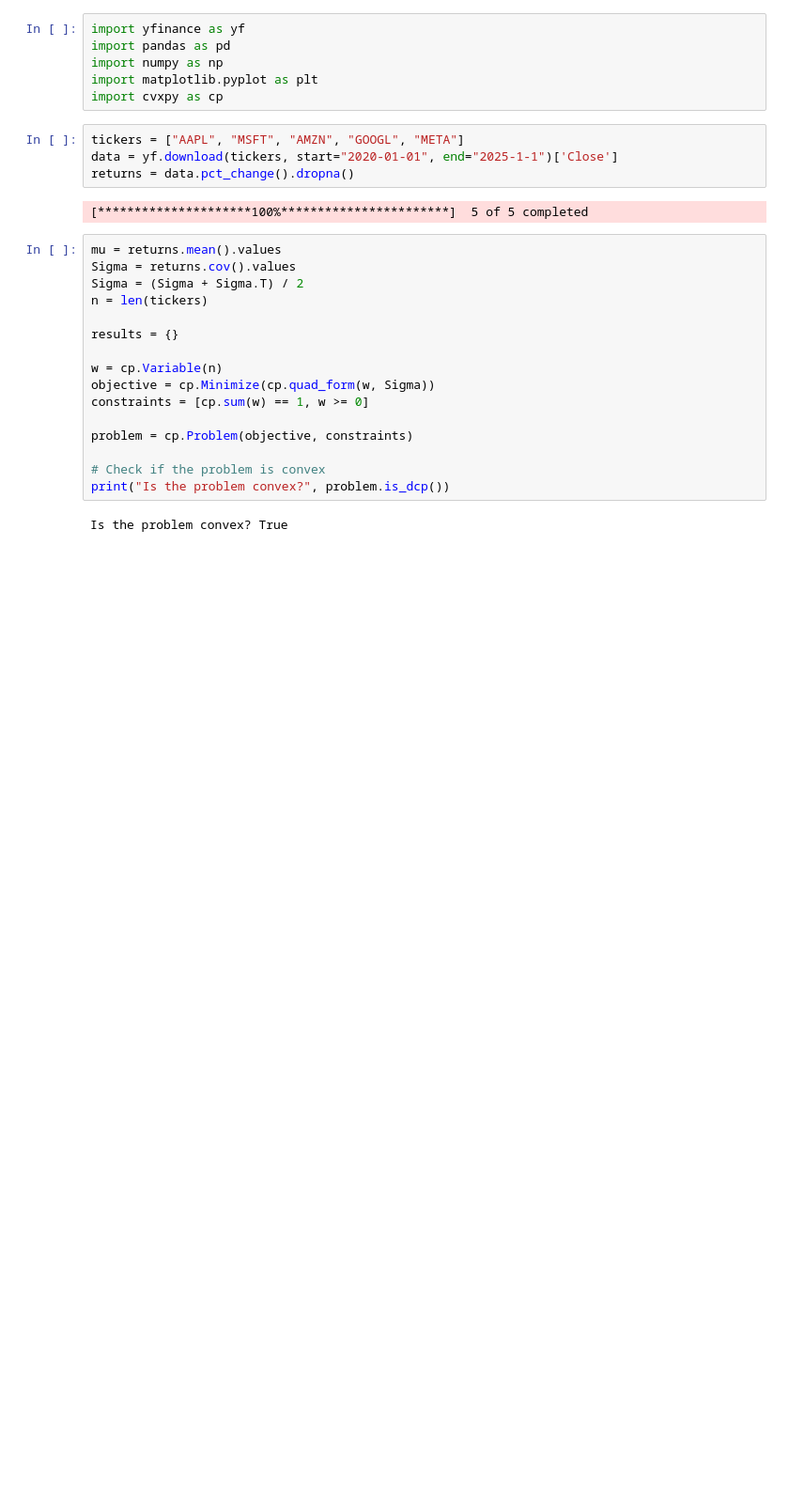
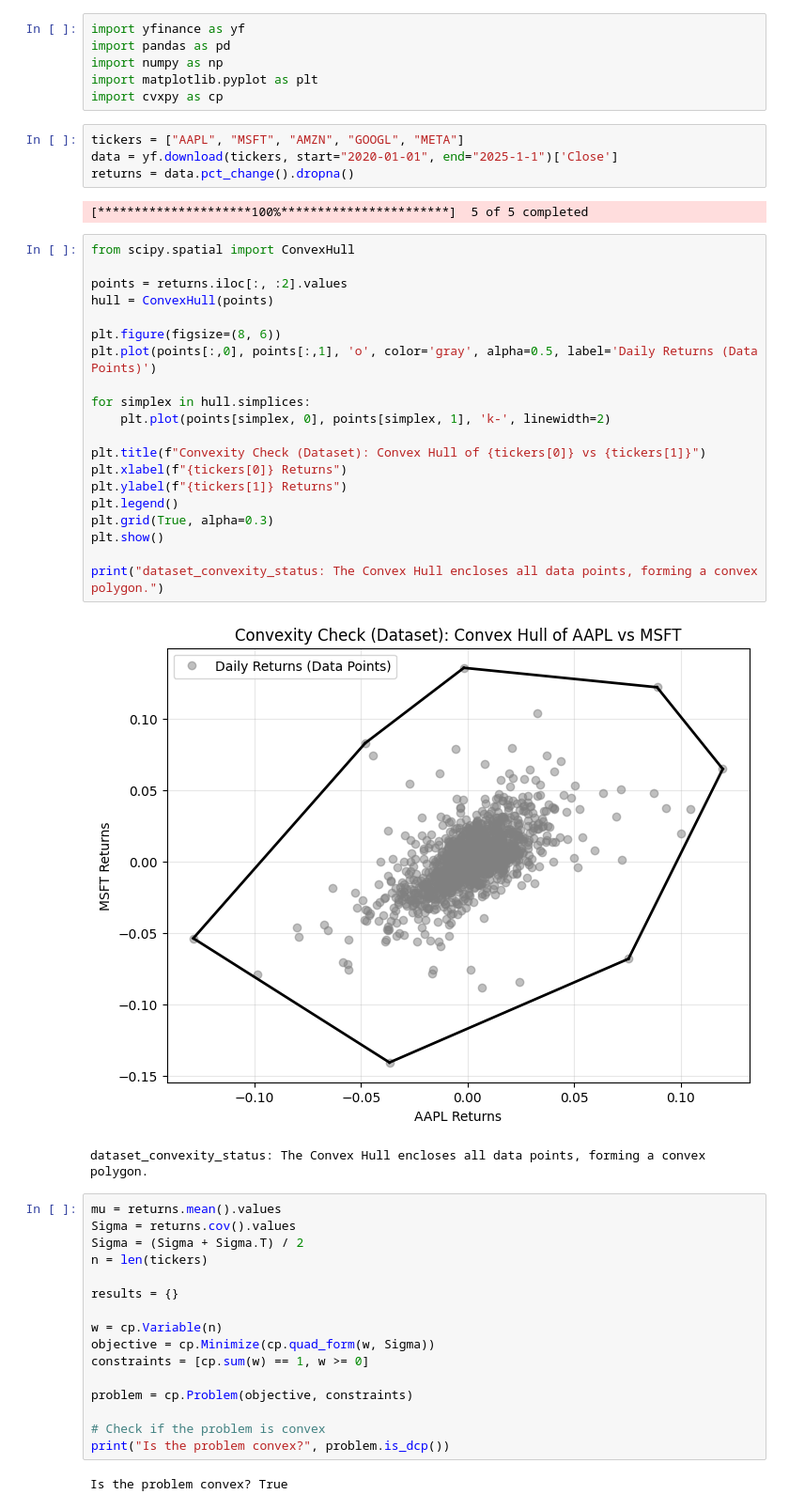
Before and after one commit to ahmedtvmer/portfolio_optimization, a Jupyter notebook: portfolio_optimization.ipynb, the cells around one changed output. Shown: that part at 94% size. Saved outputs shown, nothing was run; the diff lists cells and outputs as text; blank space fills up the shorter version.

```diff
--- a/portfolio_optimization.ipynb
+++ b/portfolio_optimization.ipynb
@@ -10,6 +10,29 @@ data = yf.download(tickers, start="2020-01-01", end="2025-1-1")['Close']
 returns = data.pct_change().dropna()
 # %% [output]
 [*********************100%***********************]  5 of 5 completed
+# %%
+from scipy.spatial import ConvexHull
+
+points = returns.iloc[:, :2].values
+hull = ConvexHull(points)
+
+plt.figure(figsize=(8, 6))
+plt.plot(points[:,0], points[:,1], 'o', color='gray', alpha=0.5, label='Daily Returns (Data Points)')
+
+for simplex in hull.simplices:
+    plt.plot(points[simplex, 0], points[simplex, 1], 'k-', linewidth=2)
+
+plt.title(f"Convexity Check (Dataset): Convex Hull of {tickers[0]} vs {tickers[1]}")
+plt.xlabel(f"{tickers[0]} Returns")
+plt.ylabel(f"{tickers[1]} Returns")
+plt.legend()
+plt.grid(True, alpha=0.3)
+plt.show()
+
+print("dataset_convexity_status: The Convex Hull encloses all data points, forming a convex polygon.")
+# %% [output]
+[figure, added]
+dataset_convexity_status: The Convex Hull encloses all data points, forming a convex polygon.
 # %%
 mu = returns.mean().values
 Sigma = returns.cov().values
```
Also changed, not shown: parts of 1 cell of this notebook.
